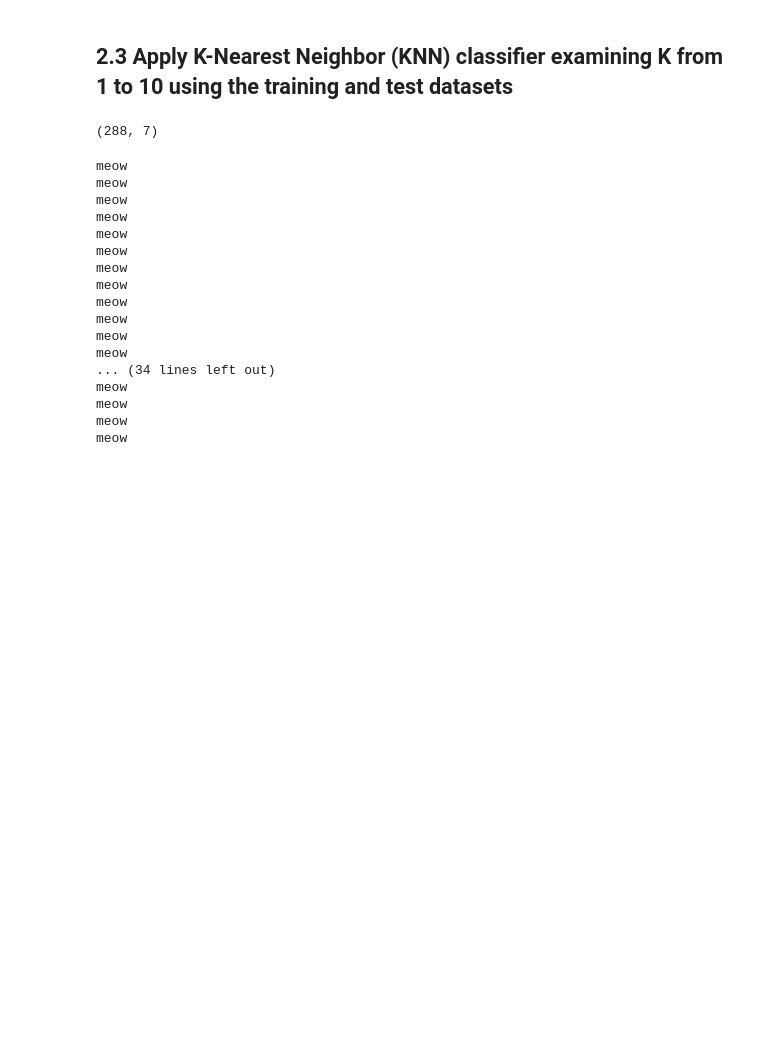
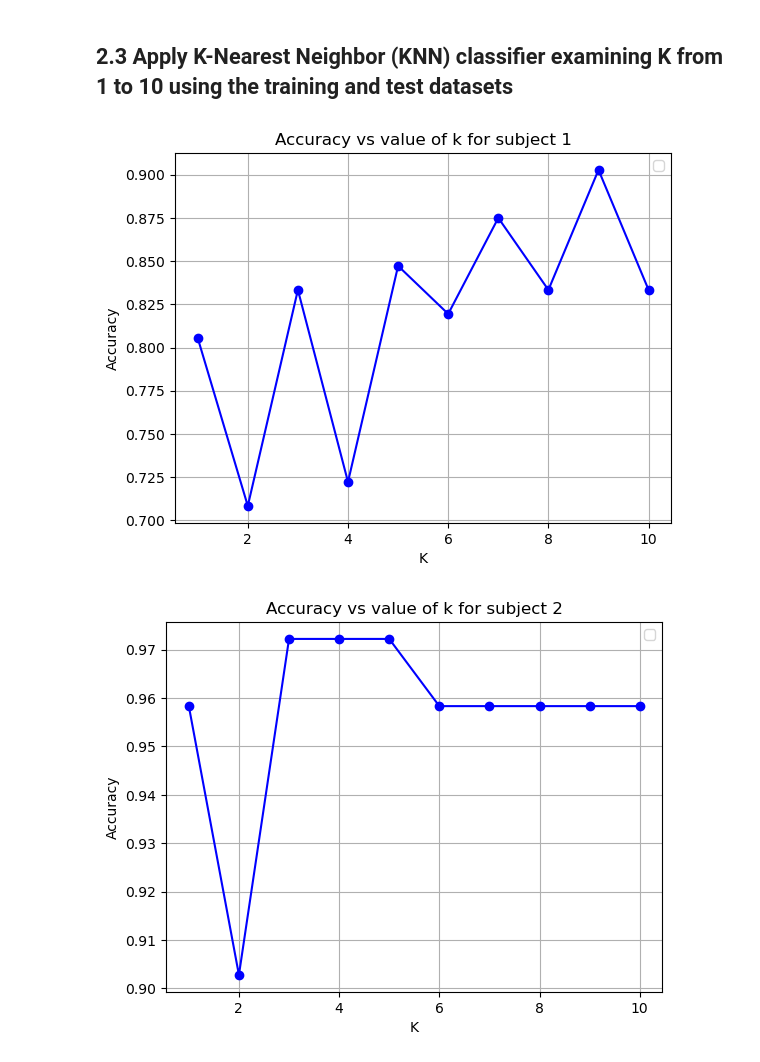
Before and after one commit to FaridaBey/EEG-Attention-classifier, a Jupyter notebook: Preprocessing.ipynb, the cells around one changed output. Cells and saved outputs as stored; diff of their text form; code cells hidden in the pictures; blank space fills up the shorter version.

```diff
--- a/Preprocessing.ipynb
+++ b/Preprocessing.ipynb
@@ -172,13 +162,0 @@ def combfreqmean(data):
-# %%
-def combineChannelmean(data):
-    res = []
-    for i in range(0,len(data)):
-        arr = []
-        for n in range(0,5):
-            temp = data[i][n]
-            for x in range(0,6):
-                temp += data[i][n + 5]
-            temp = temp / 7
-            arr.append(temp)
-        res.append(arr)
-    return res
@@ -221,6 +366,7 @@ def Calculate_acc(channel, band, chb):
     Ks = []
     K_error = []
     for sub in range(0,5):
+        acc_graph = []
         # 288 x 35 vector
         dataTrain = extract_features_per_class(Train_filtered[sub]['data'], Train_filtered[sub]['fs'][0][0])
         dataTest = extract_features_per_class(Test_filtered[sub]['data'], Test_filtered[sub]['fs'][0][0])
@@ -228,6 +374,7 @@ def Calculate_acc(channel, band, chb):
         labelsTest = Test_filtered[sub]['labels'][0]
         for k in range(1,11):
             acc , ch, band = classify_samp(dataTrain,dataTest,k,labelsTrain,labelsTest,channel, band, chb)
+            acc_graph.append(acc)
             if k == 1:
                 accuracys.append(acc)
                 channels.append(ch)
@@ -240,35 +387,24 @@ def Calculate_acc(channel, band, chb):
                 bands[sub] = band
                 Ks[sub] = k
                 K_error[sub] = 1 - acc
-
+        plt.plot(range(1,11),acc_graph, marker='o',color='blue')
+        plt.title(f"Accuracy vs value of k for subject {sub + 1}")
+        plt.xlabel("K")
+        plt.ylabel("Accuracy")
+        plt.legend()
+        plt.grid(True)
+        plt.show()
     return accuracys,channels,bands,Ks,K_error
 # %%
 dataTrain = extract_features_per_class(Train_filtered[0]['data'], Train_filtered[0]['fs'][0][0])
-combfreq(dataTrain).shape
+# combfreq(dataTrain).shape
-# %% [output]
-(288, 7)
 # %%
-accuracys, channels, bands, Ks, K_error = Calculate_acc(channel=False, band=True, chb=False)
-# print("Accuracys: ", accuracys)
-# print("Channels: ", channels)
-# print("Bands: ", bands)
-# print("Ks: ", Ks)
-# print("K_error: ", K_error)
+accuracys, channels, bands, Ks, K_error = Calculate_acc(channel=False, band=False, chb=False)
+print("Accuracys: ", accuracys)
+print("Channels: ", channels)
+print("Bands: ", bands)
+print("Ks: ", Ks)
+print("K_error: ", K_error)
 # %% [output]
-meow
-meow
-meow
-meow
-meow
-meow
-meow
-meow
-meow
-meow
-meow
-meow
-... (34 lines left out)
-meow
-meow
-meow
-meow
+[figure, added]
+[figure, added]
```
Also changed, not shown: parts of 6 cells of this notebook.
